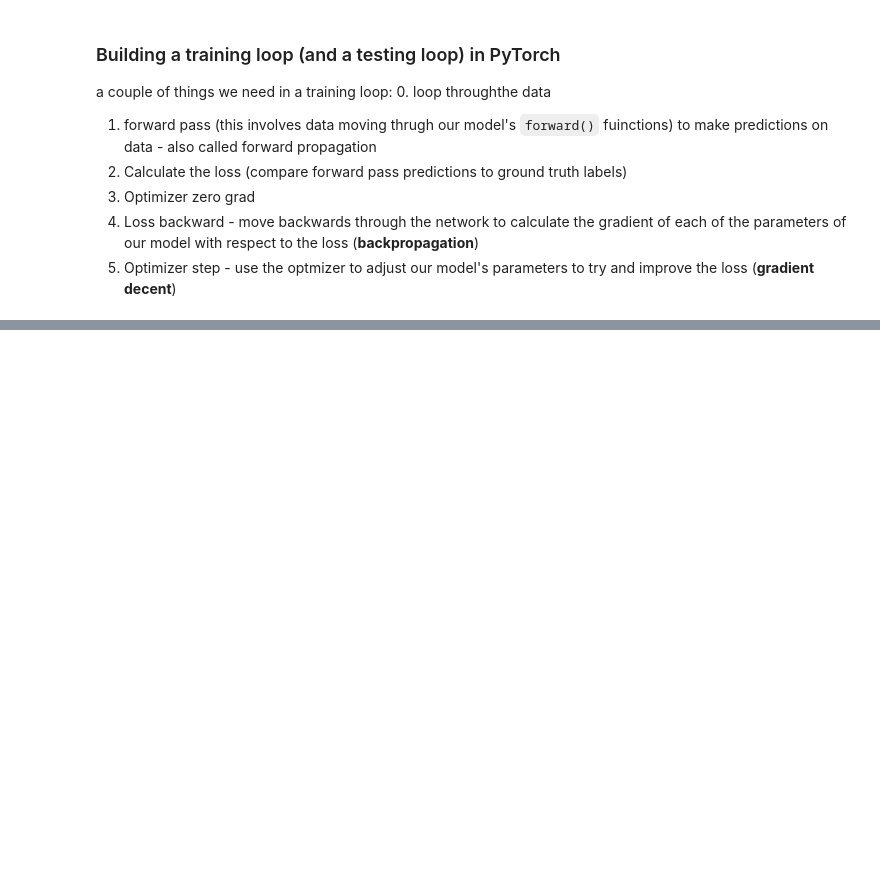
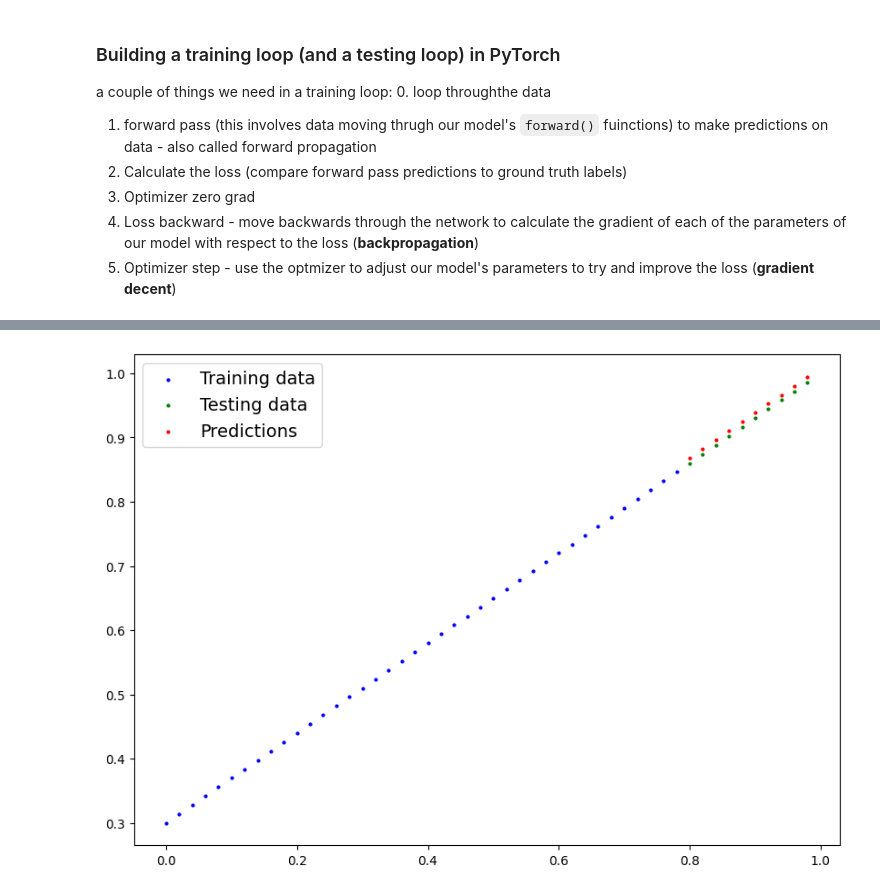
Before and after one commit to darthVarada/leaningML, a Jupyter notebook: workflow.ipynb, the cells around one changed output, grey strips where cells are left out. Cells and saved outputs as stored; diff of their text form; code cells hidden in the pictures; blank space fills up the shorter version.

```diff
--- a/workflow.ipynb
+++ b/workflow.ipynb
@@ -337,0 +435,3 @@ for epoch in range(epochs):
+# %%
+with torch.inference_mode():
+  y_preds_new = model_0(X_test)
@@ -337,0 +450,4 @@ for epoch in range(epochs):
+# %%
+plot_predictions(predictions = y_preds_new)
+# %% [output]
+[figure, added]
```
Also changed, not shown: parts of 16 cells of this notebook.
